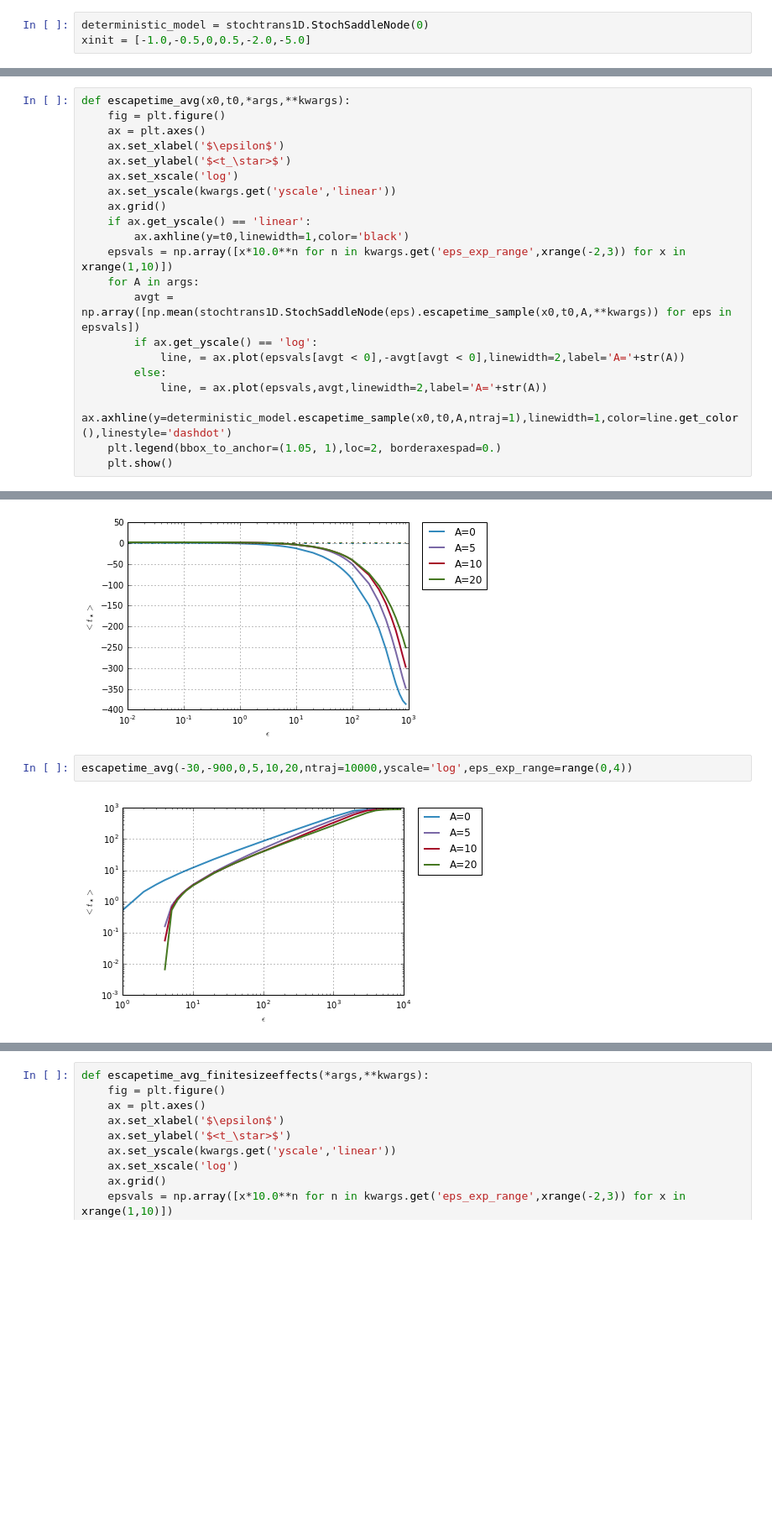
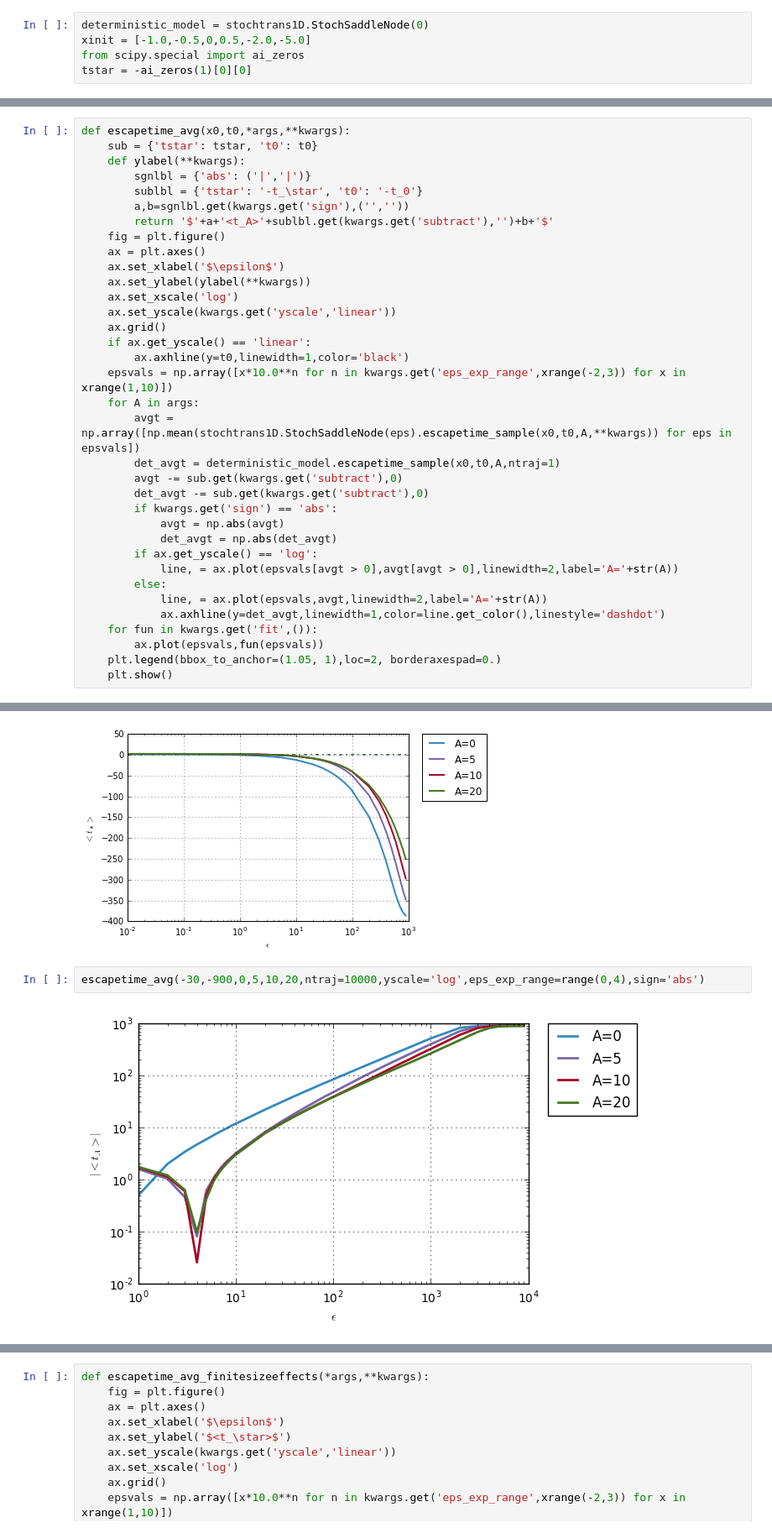
Before and after one commit to cbherbert/stochrare, a Jupyter notebook: Stability-Loss.ipynb, the cells around one changed output, grey strips where cells are left out. Shown at 84% size. Saved outputs shown, nothing was run; the diff lists cells and outputs as text; blank space fills up the shorter version.

```diff
--- a/Stability-Loss.ipynb
+++ b/Stability-Loss.ipynb
@@ -6,6 +6,8 @@ import stochtrans1D
 # %%
 deterministic_model = stochtrans1D.StochSaddleNode(0)
 xinit = [-1.0,-0.5,0,0.5,-2.0,-5.0]
+from scipy.special import ai_zeros
+tstar = -ai_zeros(1)[0][0]
 # %%
 stoch_model_00 = stochtrans1D.StochSaddleNode(10.0)
 stoch_model_0 = stochtrans1D.StochSaddleNode(1.0)
@@ -399,10 +401,16 @@ array([  -3.02903032,   -7.73963022,  -12.12785244,  -16.25855446,
 ### Mean first passage time (*escape time*)
 # %%
 def escapetime_avg(x0,t0,*args,**kwargs):
+    sub = {'tstar': tstar, 't0': t0}
+    def ylabel(**kwargs):
+        sgnlbl = {'abs': ('|','|')}
+        sublbl = {'tstar': '-t_\star', 't0': '-t_0'}
+        a,b=sgnlbl.get(kwargs.get('sign'),('',''))
+        return '$'+a+'<t_A>'+sublbl.get(kwargs.get('subtract'),'')+b+'$'
     fig = plt.figure()
     ax = plt.axes()
     ax.set_xlabel('$\epsilon$')
-    ax.set_ylabel('$<t_\star>$')
+    ax.set_ylabel(ylabel(**kwargs))
     ax.set_xscale('log')
     ax.set_yscale(kwargs.get('yscale','linear'))
     ax.grid()
@@ -411,11 +419,19 @@ def escapetime_avg(x0,t0,*args,**kwargs):
     epsvals = np.array([x*10.0**n for n in kwargs.get('eps_exp_range',xrange(-2,3)) for x in xrange(1,10)])
     for A in args:
         avgt = np.array([np.mean(stochtrans1D.StochSaddleNode(eps).escapetime_sample(x0,t0,A,**kwargs)) for eps in epsvals])
+        det_avgt = deterministic_model.escapetime_sample(x0,t0,A,ntraj=1)
+        avgt -= sub.get(kwargs.get('subtract'),0)
+        det_avgt -= sub.get(kwargs.get('subtract'),0)
+        if kwargs.get('sign') == 'abs':
+            avgt = np.abs(avgt)
+            det_avgt = np.abs(det_avgt)
         if ax.get_yscale() == 'log':
-            line, = ax.plot(epsvals[avgt < 0],-avgt[avgt < 0],linewidth=2,label='A='+str(A))
+            line, = ax.plot(epsvals[avgt > 0],avgt[avgt > 0],linewidth=2,label='A='+str(A))
         else:
             line, = ax.plot(epsvals,avgt,linewidth=2,label='A='+str(A))
-            ax.axhline(y=deterministic_model.escapetime_sample(x0,t0,A,ntraj=1),linewidth=1,color=line.get_color(),linestyle='dashdot')
+            ax.axhline(y=det_avgt,linewidth=1,color=line.get_color(),linestyle='dashdot')
+    for fun in kwargs.get('fit',()):
+        ax.plot(epsvals,fun(epsvals))
     plt.legend(bbox_to_anchor=(1.05, 1),loc=2, borderaxespad=0.)
     plt.show()
 # %%
@@ -435,6 +451,6 @@ escapetime_avg(-20,-400,0,5,10,20,ntraj=10000)
 # %% [output]
 [figure]
 # %%
-escapetime_avg(-30,-900,0,5,10,20,ntraj=10000,yscale='log',eps_exp_range=range(0,4))
+escapetime_avg(-30,-900,0,5,10,20,ntraj=10000,yscale='log',eps_exp_range=range(0,4),sign='abs')
 # %% [output]
-[figure, old version]
+[figure, new version]
```
Also changed, not shown: parts of 4 cells of this notebook.
